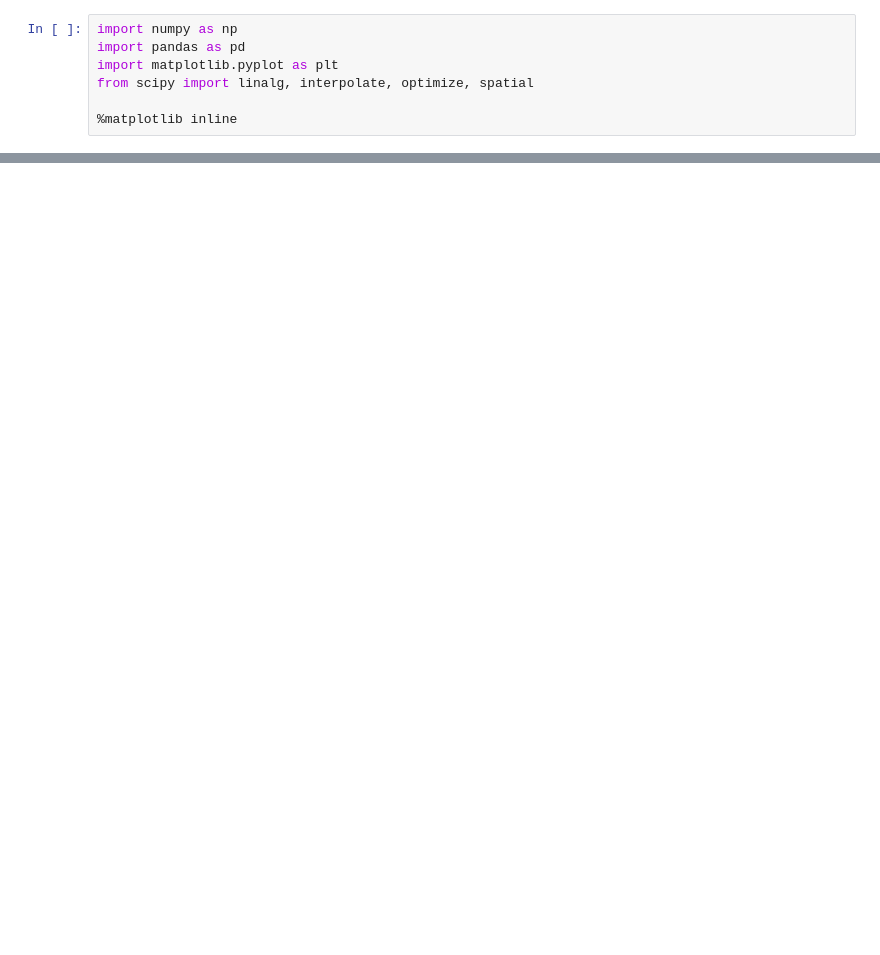
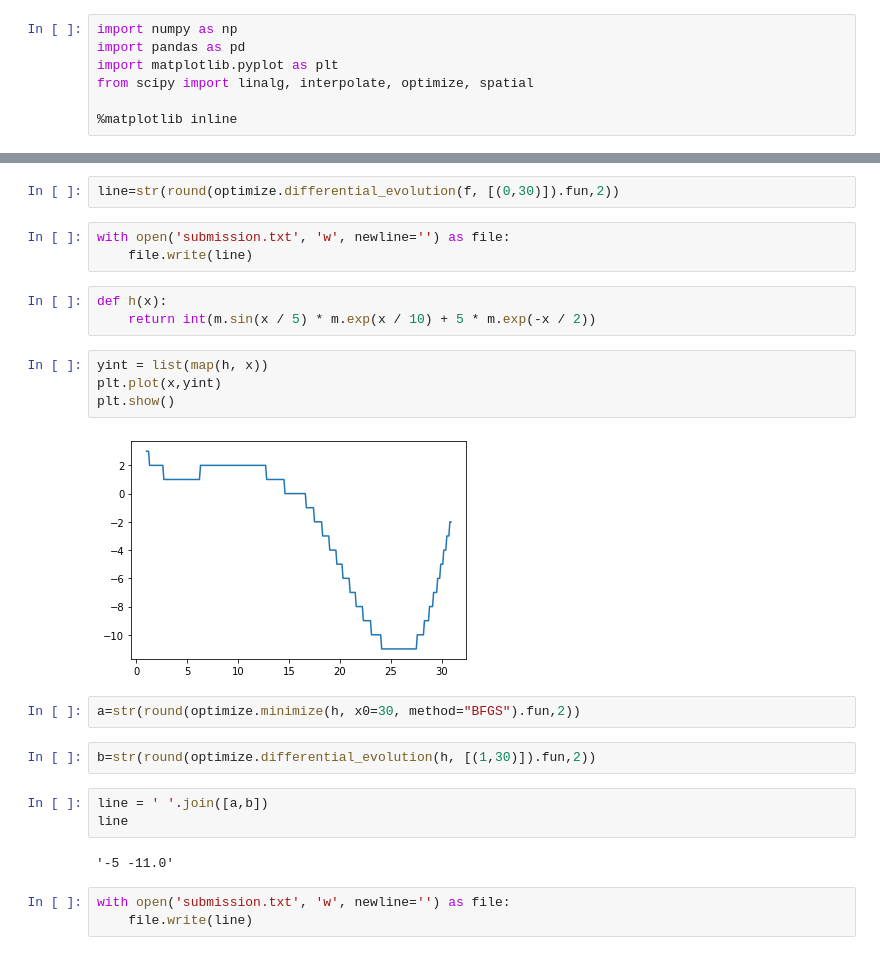
Before and after one commit to shinobu9/Math-and-Python-course, a Jupyter notebook: Coding task 2.ipynb, the cells around one changed output, grey strips where cells are left out. Drawn from its saved outputs; the diff is of its cells as text; blank space fills up the shorter version.

```diff
--- a/Coding task 2.ipynb
+++ b/Coding task 2.ipynb
@@ -17,0 +51,26 @@ from scipy import linalg, interpolate, optimize, spatial
+# %%
+line=str(round(optimize.differential_evolution(f, [(0,30)]).fun,2))
+# %%
+with open('submission.txt', 'w', newline='') as file:
+    file.write(line)
+# %%
+def h(x):
+    return int(m.sin(x / 5) * m.exp(x / 10) + 5 * m.exp(-x / 2))
+# %%
+yint = list(map(h, x))
+plt.plot(x,yint)
+plt.show()
+# %% [output]
+[figure, added]
+# %%
+a=str(round(optimize.minimize(h, x0=30, method="BFGS").fun,2))
+# %%
+b=str(round(optimize.differential_evolution(h, [(1,30)]).fun,2))
+# %%
+line = ' '.join([a,b])
+line
+# %% [output]
+'-5 -11.0'
+# %%
+with open('submission.txt', 'w', newline='') as file:
+    file.write(line)
```
Also changed, not shown: parts of 8 cells of this notebook, 5 other files.
